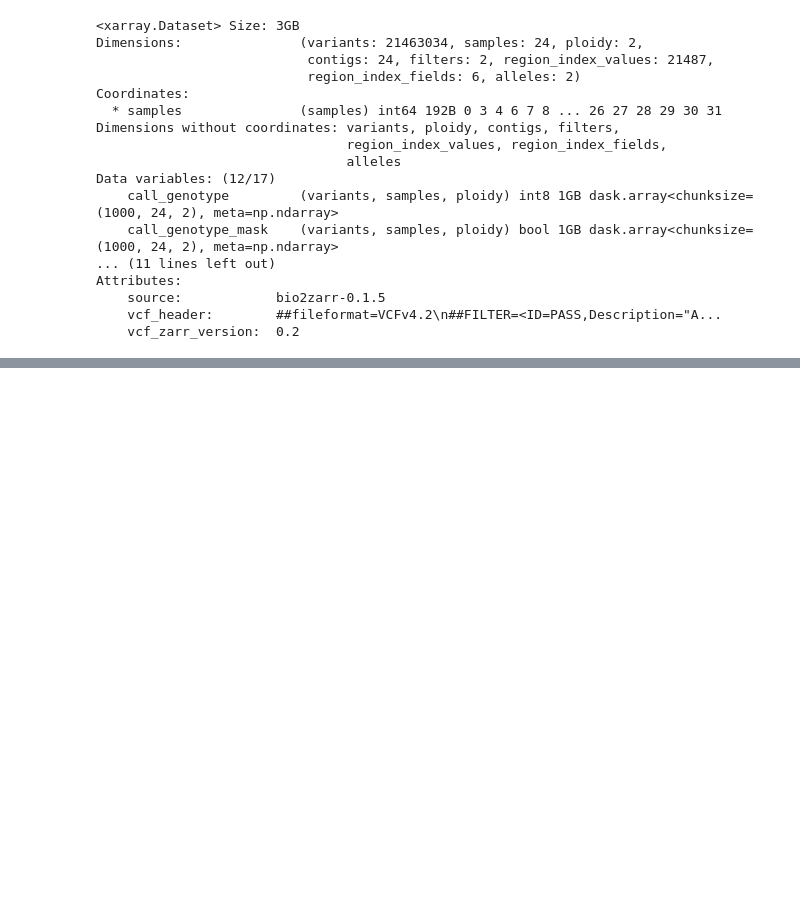
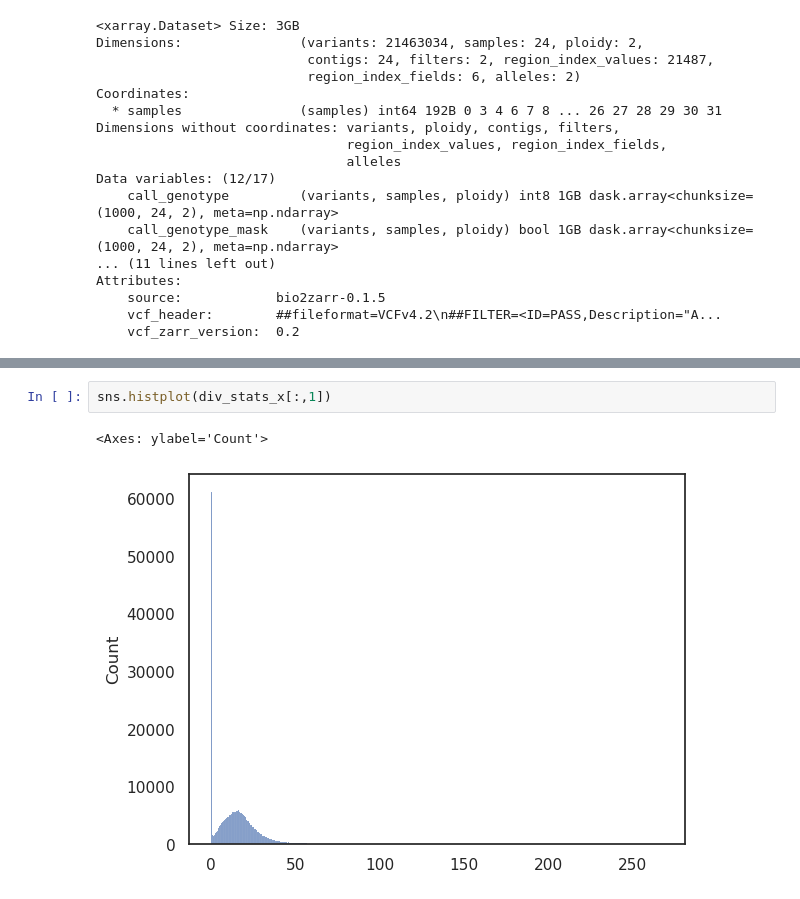
Before and after one commit to erikfogh/selection_primates, a Jupyter notebook: notebooks/pilot04_gorilla_window_diversity.ipynb, the cells around one changed output, grey strips where cells are left out. Cells and saved outputs as stored; diff of their text form; blank space fills up the shorter version.

```diff
--- a/notebooks/pilot04_gorilla_window_diversity.ipynb
+++ b/notebooks/pilot04_gorilla_window_diversity.ipynb
@@ -90,0 +160,5 @@ array([[18.05555556, 20.50744488],
+# %%
+sns.histplot(div_stats_x[:,1])
+# %% [output]
+<Axes: ylabel='Count'>
+[figure, added]
```
Also changed, not shown: parts of 58 cells of this notebook.
